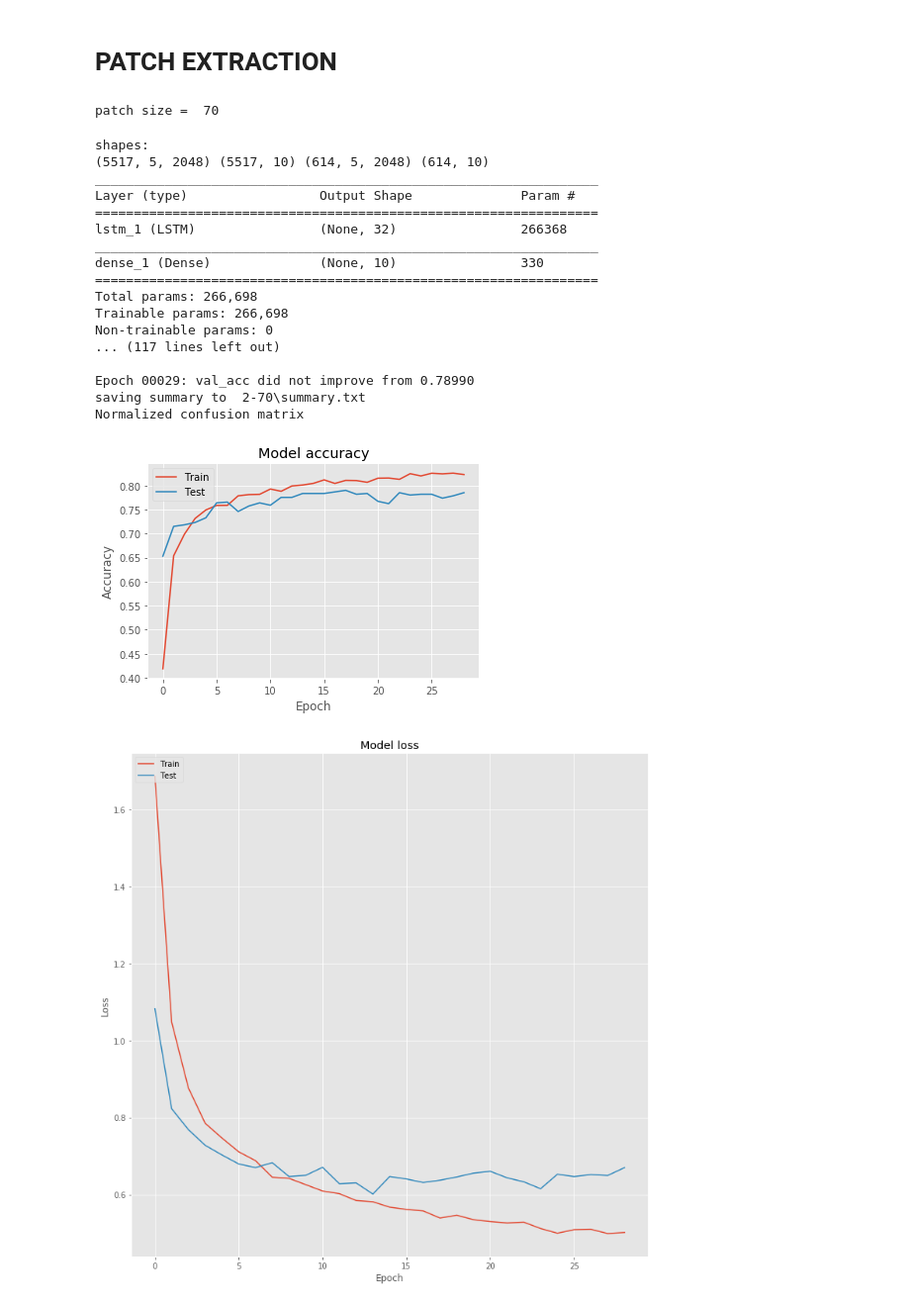
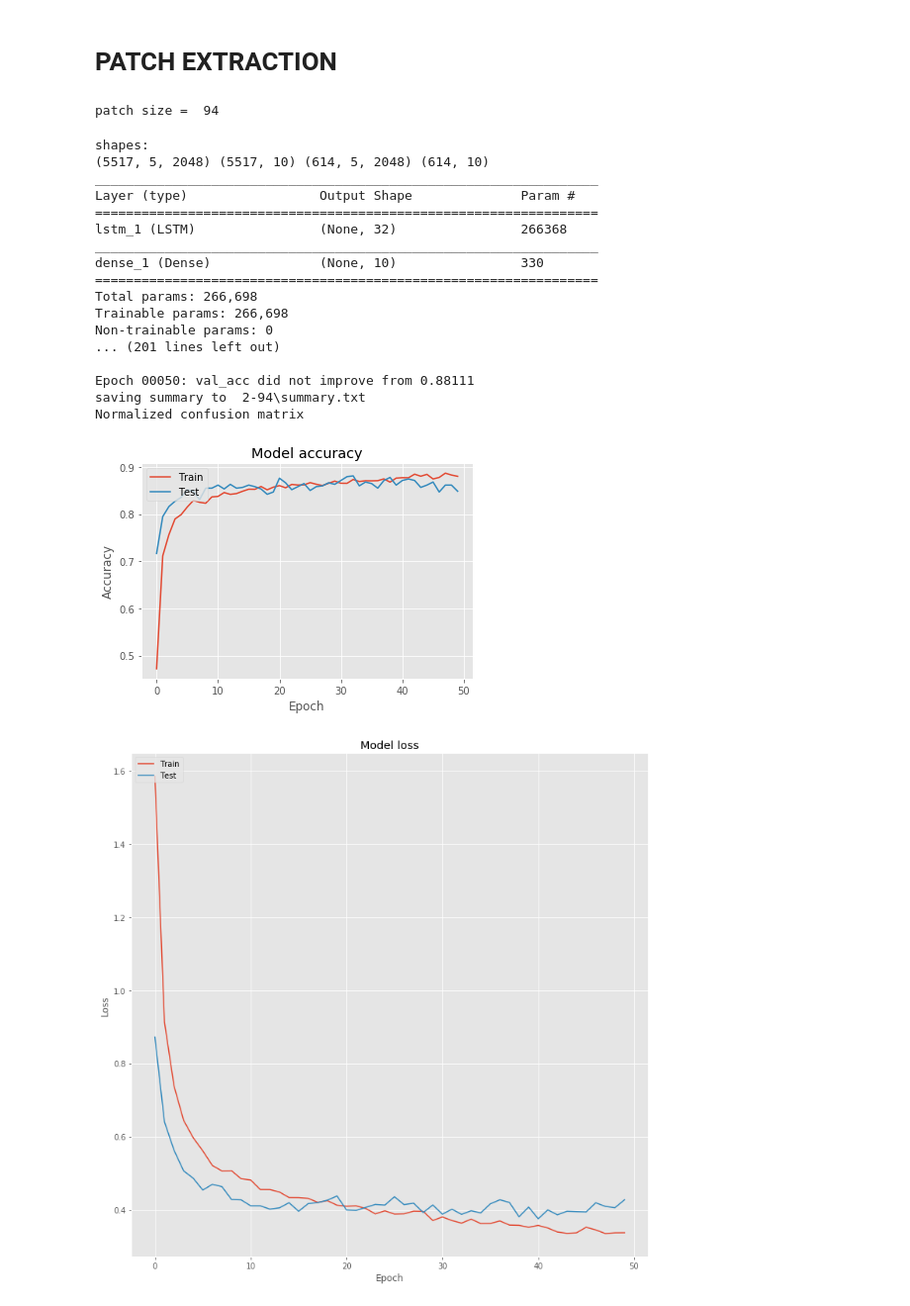
Before and after one commit to m3h0w/visual-attention-cnn-and-eye-tracking, a Jupyter notebook: patches/5model-which patch size is best.ipynb, the cells around one changed output. Shown at 99% size. Cells and saved outputs as stored; diff of their text form; code cells hidden in the pictures.

```diff
--- a/patches/5model-which patch size is best.ipynb
+++ b/patches/5model-which patch size is best.ipynb
@@ -158,7 +158,7 @@ idx2class = np.load(IDX2CLASS_FILE).tolist()
 
 # [30,40,50,60,78,90,110,130,150,170]
 
-for size in [70]:
+for size in [94]:
     global PATCH_SIZE
     global HALF_PATCH
     PATCH_SIZE = size
@@ -371,36 +371,36 @@ for size in [70]:
 
 
     y_pred_proba = model.predict(X_test)
 
     y_pred = np.argmax(y_pred_proba, axis=1)
 
     y_test_argmax = np.argmax(y_test, axis=1)
 
     cnf_matrix = confusion_matrix(y_test_argmax, y_pred)
 
 
     fig = plot_confusion_matrix(cnf_matrix, class2idx.keys(), normalize=True)
 
     np.save(os.path.join(model_id, 'model-cnf_matrix'), cnf_matrix)
     fig.savefig(os.path.join(model_id, 'model-cnf_matrix.png'))
 # %% [output]
-patch size =  70
+patch size =  94
 shapes:
 (5517, 5, 2048) (5517, 10) (614, 5, 2048) (614, 10)
 _________________________________________________________________
 Layer (type)                 Output Shape              Param #
 =================================================================
 lstm_1 (LSTM)                (None, 32)                266368
 _________________________________________________________________
 dense_1 (Dense)              (None, 10)                330
 =================================================================
 Total params: 266,698
 Trainable params: 266,698
 Non-trainable params: 0
-... (117 lines left out)
+... (201 lines left out)
 
-Epoch 00029: val_acc did not improve from 0.78990
-saving summary to  2-70\summary.txt
+Epoch 00050: val_acc did not improve from 0.88111
+saving summary to  2-94\summary.txt
 Normalized confusion matrix
-[figure, old version]
+[figure, new version]
-[figure, old version]
+[figure, new version]
```
Also changed, not shown: parts of 1 cell of this notebook, 1 other file.
